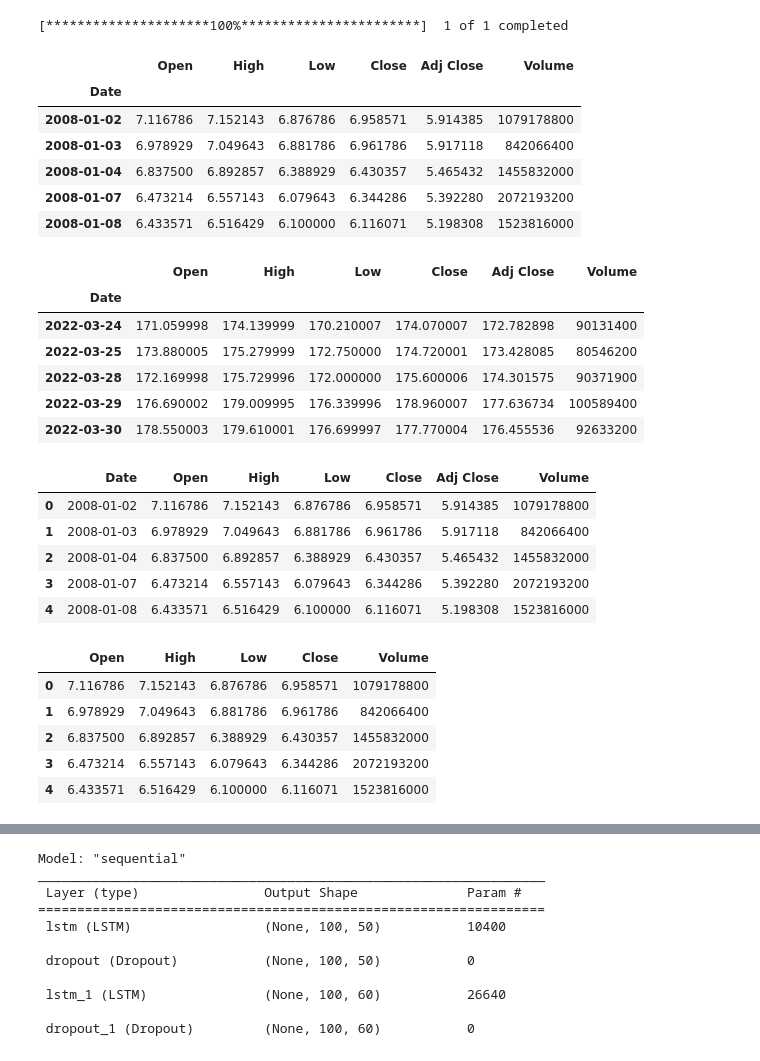
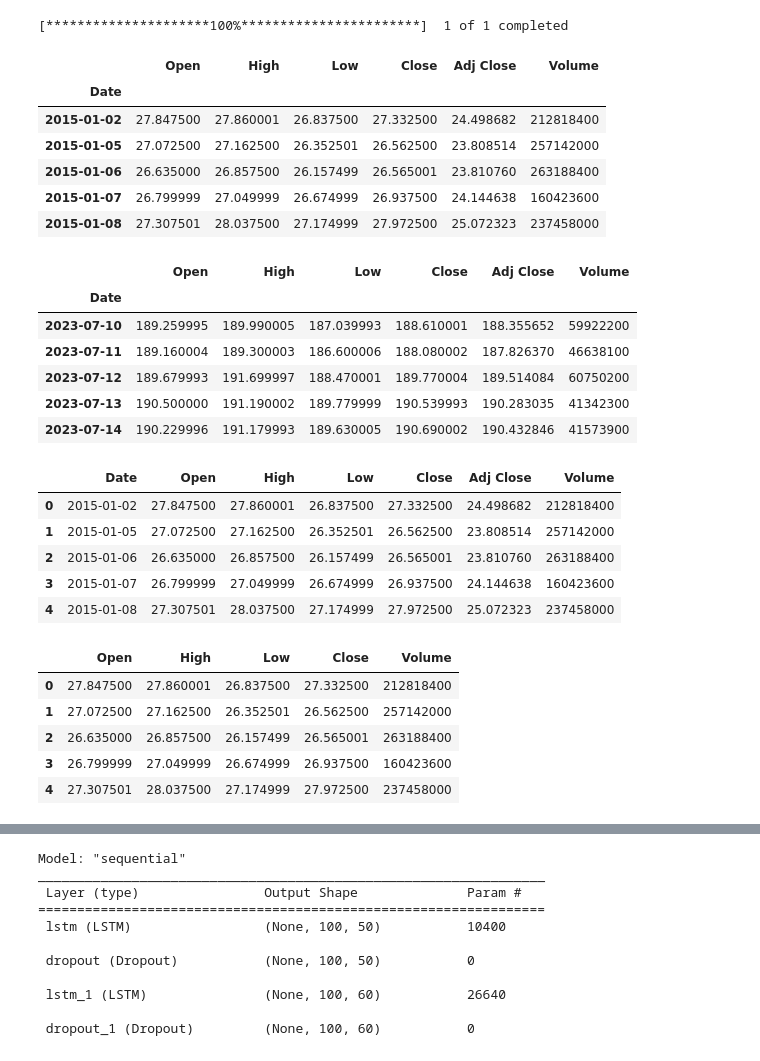
Before and after one commit to Shishir213/Stock-Prediction, a Jupyter notebook: Stock Prediction LSTM.ipynb, the cells around one changed output, grey strips where cells are left out. Saved outputs shown, nothing was run; the diff lists cells and outputs as text; code cells hidden in the pictures.

```diff
--- a/Stock Prediction LSTM.ipynb
+++ b/Stock Prediction LSTM.ipynb
@@ -7,52 +7,52 @@ import yfinance as yf
 # %%
 yf.pdr_override()
 tickers = ['AAPL']
-start = '2008-01-01'
-end = '2022-03-31'
+start = '2015-01-01'
+end = '2023-07-15'
 
 stock_data = pdr.get_data_yahoo('AAPL', start, end)
 stock_data.head()
 # %% [output]
 [*********************100%***********************]  1 of 1 completed
 |  | Open | High | Low | Close | Adj Close | Volume |
 | Date |  |  |  |  |  |  |
-| 2008-01-02 | 7.116786 | 7.152143 | 6.876786 | 6.958571 | 5.914385 | 1079178800 |
-| 2008-01-03 | 6.978929 | 7.049643 | 6.881786 | 6.961786 | 5.917118 | 842066400 |
-| 2008-01-04 | 6.837500 | 6.892857 | 6.388929 | 6.430357 | 5.465432 | 1455832000 |
-| 2008-01-07 | 6.473214 | 6.557143 | 6.079643 | 6.344286 | 5.392280 | 2072193200 |
-| 2008-01-08 | 6.433571 | 6.516429 | 6.100000 | 6.116071 | 5.198308 | 1523816000 |
+| 2015-01-02 | 27.847500 | 27.860001 | 26.837500 | 27.332500 | 24.498682 | 212818400 |
+| 2015-01-05 | 27.072500 | 27.162500 | 26.352501 | 26.562500 | 23.808514 | 257142000 |
+| 2015-01-06 | 26.635000 | 26.857500 | 26.157499 | 26.565001 | 23.810760 | 263188400 |
+| 2015-01-07 | 26.799999 | 27.049999 | 26.674999 | 26.937500 | 24.144638 | 160423600 |
+| 2015-01-08 | 27.307501 | 28.037500 | 27.174999 | 27.972500 | 25.072323 | 237458000 |
 # %%
 stock_data.tail()
 # %% [output]
 |  | Open | High | Low | Close | Adj Close | Volume |
 | Date |  |  |  |  |  |  |
-| 2022-03-24 | 171.059998 | 174.139999 | 170.210007 | 174.070007 | 172.782898 | 90131400 |
-| 2022-03-25 | 173.880005 | 175.279999 | 172.750000 | 174.720001 | 173.428085 | 80546200 |
-| 2022-03-28 | 172.169998 | 175.729996 | 172.000000 | 175.600006 | 174.301575 | 90371900 |
-| 2022-03-29 | 176.690002 | 179.009995 | 176.339996 | 178.960007 | 177.636734 | 100589400 |
-| 2022-03-30 | 178.550003 | 179.610001 | 176.699997 | 177.770004 | 176.455536 | 92633200 |
+| 2023-07-10 | 189.259995 | 189.990005 | 187.039993 | 188.610001 | 188.355652 | 59922200 |
+| 2023-07-11 | 189.160004 | 189.300003 | 186.600006 | 188.080002 | 187.826370 | 46638100 |
+| 2023-07-12 | 189.679993 | 191.699997 | 188.470001 | 189.770004 | 189.514084 | 60750200 |
+| 2023-07-13 | 190.500000 | 191.190002 | 189.779999 | 190.539993 | 190.283035 | 41342300 |
+| 2023-07-14 | 190.229996 | 191.179993 | 189.630005 | 190.690002 | 190.432846 | 41573900 |
 # %%
 stock_data = stock_data.reset_index()
 # %%
 stock_data.head()
 # %% [output]
 |  | Date | Open | High | Low | Close | Adj Close | Volume |
-| 0 | 2008-01-02 | 7.116786 | 7.152143 | 6.876786 | 6.958571 | 5.914385 | 1079178800 |
-| 1 | 2008-01-03 | 6.978929 | 7.049643 | 6.881786 | 6.961786 | 5.917118 | 842066400 |
-| 2 | 2008-01-04 | 6.837500 | 6.892857 | 6.388929 | 6.430357 | 5.465432 | 1455832000 |
-| 3 | 2008-01-07 | 6.473214 | 6.557143 | 6.079643 | 6.344286 | 5.392280 | 2072193200 |
-| 4 | 2008-01-08 | 6.433571 | 6.516429 | 6.100000 | 6.116071 | 5.198308 | 1523816000 |
+| 0 | 2015-01-02 | 27.847500 | 27.860001 | 26.837500 | 27.332500 | 24.498682 | 212818400 |
+| 1 | 2015-01-05 | 27.072500 | 27.162500 | 26.352501 | 26.562500 | 23.808514 | 257142000 |
+| 2 | 2015-01-06 | 26.635000 | 26.857500 | 26.157499 | 26.565001 | 23.810760 | 263188400 |
+| 3 | 2015-01-07 | 26.799999 | 27.049999 | 26.674999 | 26.937500 | 24.144638 | 160423600 |
+| 4 | 2015-01-08 | 27.307501 | 28.037500 | 27.174999 | 27.972500 | 25.072323 | 237458000 |
 # %%
 stock_data = stock_data.drop(['Date', 'Adj Close'], axis = 1)
 # %%
 stock_data.head()
 # %% [output]
 |  | Open | High | Low | Close | Volume |
-| 0 | 7.116786 | 7.152143 | 6.876786 | 6.958571 | 1079178800 |
-| 1 | 6.978929 | 7.049643 | 6.881786 | 6.961786 | 842066400 |
-| 2 | 6.837500 | 6.892857 | 6.388929 | 6.430357 | 1455832000 |
-| 3 | 6.473214 | 6.557143 | 6.079643 | 6.344286 | 2072193200 |
-| 4 | 6.433571 | 6.516429 | 6.100000 | 6.116071 | 1523816000 |
+| 0 | 27.847500 | 27.860001 | 26.837500 | 27.332500 | 212818400 |
+| 1 | 27.072500 | 27.162500 | 26.352501 | 26.562500 | 257142000 |
+| 2 | 26.635000 | 26.857500 | 26.157499 | 26.565001 | 263188400 |
+| 3 | 26.799999 | 27.049999 | 26.674999 | 26.937500 | 160423600 |
+| 4 | 27.307501 | 28.037500 | 27.174999 | 27.972500 | 237458000 |
 # %%
 plt.plot(stock_data.Close)
 # %% [output]
```
Also changed, not shown: parts of 22 cells of this notebook, 3 other files.
